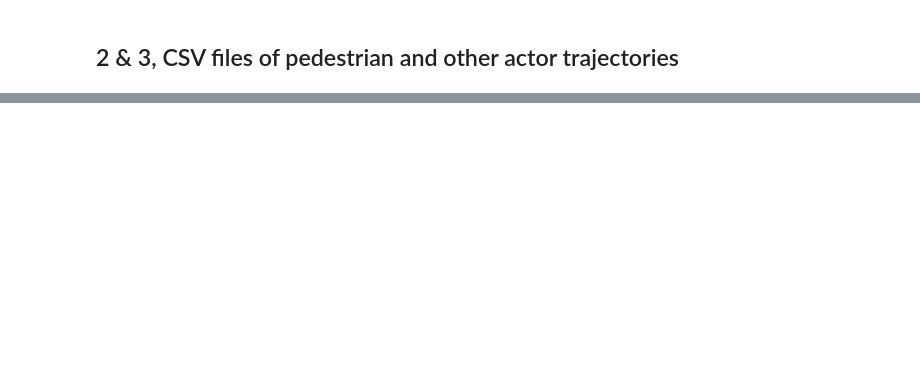
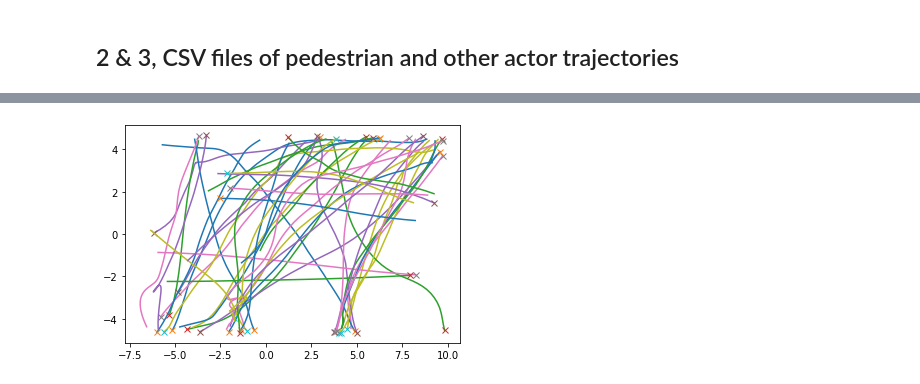
Before and after one commit to ika-rwth-aachen/drone-dataset-tools, a Jupyter notebook: src/notebooks/read-from-preprocessed.ipynb, the cells around one changed output, grey strips where cells are left out. Cells and saved outputs as stored; diff of their text form; code cells hidden in the pictures; blank space fills up the shorter version.

Commit message:
wip local coordinate system

```diff
--- a/src/notebooks/read-from-preprocessed.ipynb
+++ b/src/notebooks/read-from-preprocessed.ipynb
@@ -89,2 +66,6 @@ scene10.orthoPxToMeter
+# %%
+import pandas as pd
+pedDf = pd.read_csv("../data/location-2/2022-12-07-fps-5-scene-22-pedestrians.csv")
+otherDf = pd.read_csv("../data/location-2/2022-12-07-fps-5-scene-22-others.csv")
 # %%
 
@@ -93,0 +82,4 @@ visualizer.showLocationSceneData(scene10, onlyClipped=False, showOthers=False)
+# %%
+visualizer.showLocalTrajectories(pedDf, idCol="uniqueTrackId", xCol="sceneX", yCol="sceneY")
+# %% [output]
+[figure, added]
```
Also changed, not shown: parts of 14 cells of this notebook, 4 other files.
